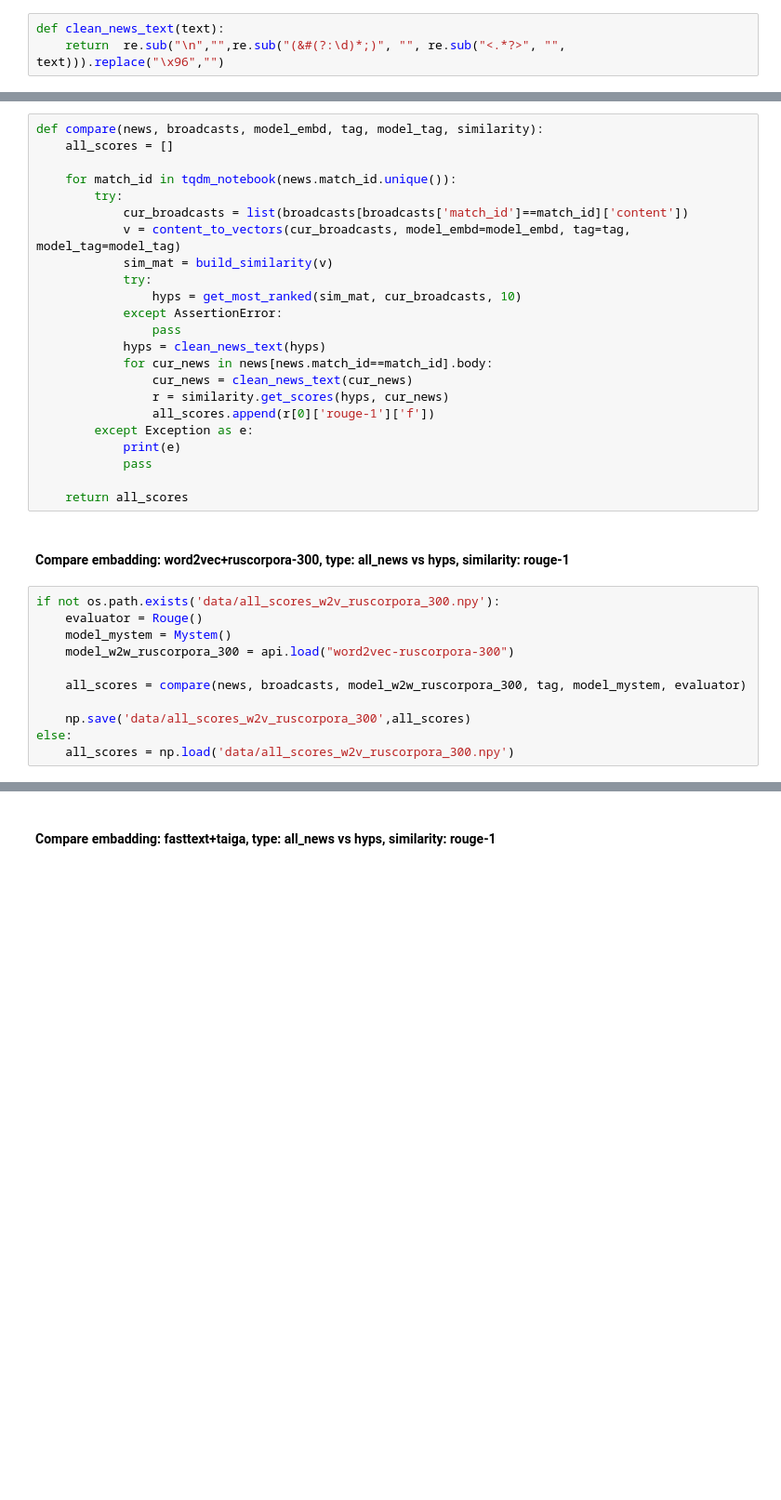
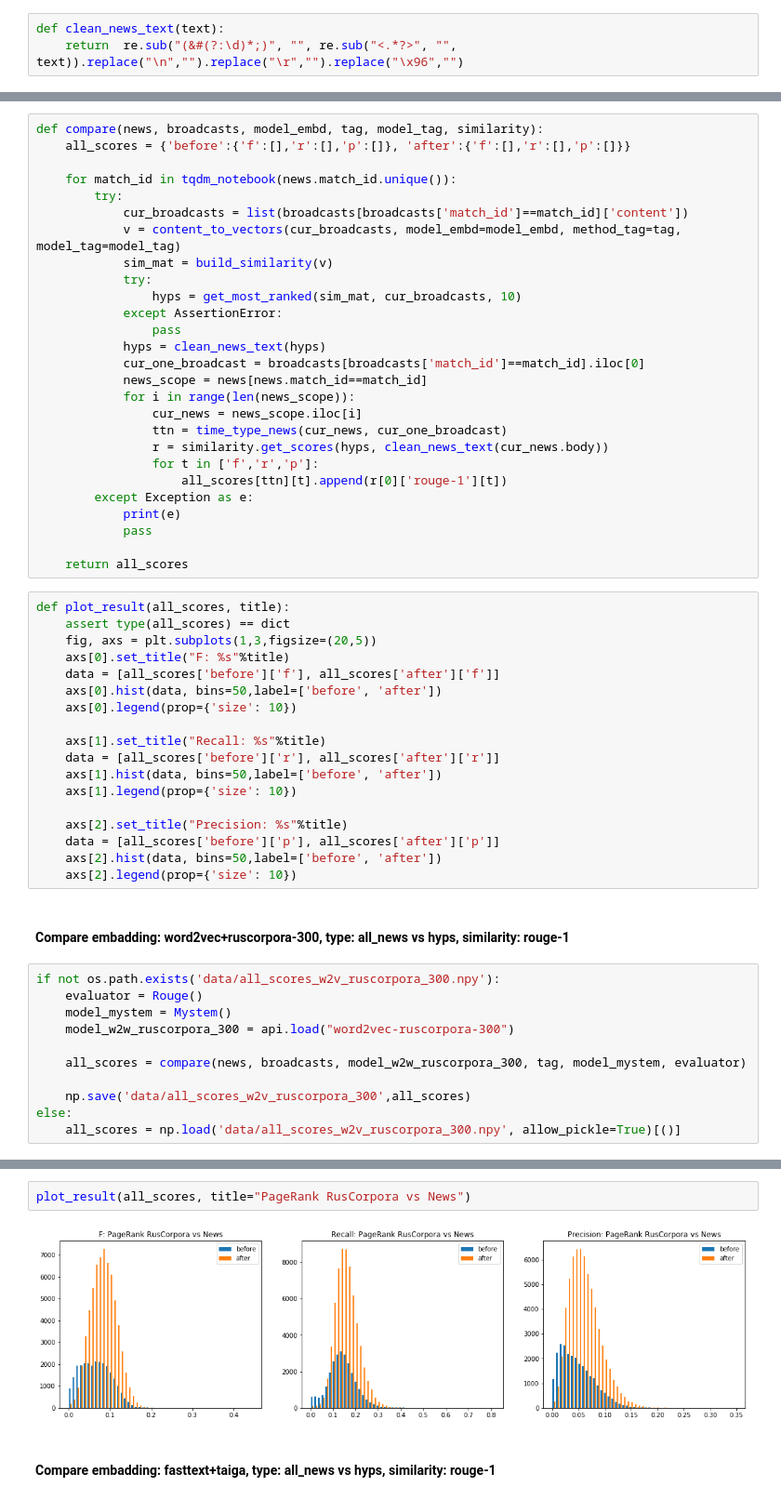
Before and after one commit to DenisOgr/news-generations, a Jupyter notebook: TextRank+ROUGE.ipynb, the cells around one changed output, grey strips where cells are left out. Shown: that part at 93% size. Drawn from its saved outputs; the diff is of its cells as text; blank space fills up the shorter version.

Commit message:
Added Gensim textrank, splited news:before/after, added f,r,p scores

```diff
--- a/TextRank+ROUGE.ipynb
+++ b/TextRank+ROUGE.ipynb
@@ -147,4 +149,4 @@ def get_most_ranked(sim_mat, sentences, n=10):
 ### Compare system and "gold" summaries using ROUGE
 # %%
 def clean_news_text(text):
-    return  re.sub("\n","",re.sub("(&#(?:\d)*;)", "", re.sub("<.*?>", "", text))).replace("\x96","")
+    return  re.sub("(&#(?:\d)*;)", "", re.sub("<.*?>", "", text)).replace("\n","").replace("\r","").replace("\x96","")
@@ -151,26 +162,48 @@ def clean_news_text(text):
 # %%
 def compare(news, broadcasts, model_embd, tag, model_tag, similarity):
-    all_scores = []
+    all_scores = {'before':{'f':[],'r':[],'p':[]}, 'after':{'f':[],'r':[],'p':[]}}
 
     for match_id in tqdm_notebook(news.match_id.unique()):
         try:
             cur_broadcasts = list(broadcasts[broadcasts['match_id']==match_id]['content'])
-            v = content_to_vectors(cur_broadcasts, model_embd=model_embd, tag=tag, model_tag=model_tag)
+            v = content_to_vectors(cur_broadcasts, model_embd=model_embd, method_tag=tag, model_tag=model_tag)
             sim_mat = build_similarity(v)
             try:
                 hyps = get_most_ranked(sim_mat, cur_broadcasts, 10)
             except AssertionError:
                 pass
             hyps = clean_news_text(hyps)
-            for cur_news in news[news.match_id==match_id].body:
-                cur_news = clean_news_text(cur_news)
-                r = similarity.get_scores(hyps, cur_news)
-                all_scores.append(r[0]['rouge-1']['f'])
+            cur_one_broadcast = broadcasts[broadcasts['match_id']==match_id].iloc[0]
+            news_scope = news[news.match_id==match_id]
+            for i in range(len(news_scope)):
+                cur_news = news_scope.iloc[i]
+                ttn = time_type_news(cur_news, cur_one_broadcast)
+                r = similarity.get_scores(hyps, clean_news_text(cur_news.body))
+                for t in ['f','r','p']:
+                    all_scores[ttn][t].append(r[0]['rouge-1'][t])
         except Exception as e:
             print(e)
             pass
 
     return all_scores
+# %%
+def plot_result(all_scores, title):
+    assert type(all_scores) == dict
+    fig, axs = plt.subplots(1,3,figsize=(20,5))
+    axs[0].set_title("F: %s"%title)
+    data = [all_scores['before']['f'], all_scores['after']['f']]
+    axs[0].hist(data, bins=50,label=['before', 'after'])
+    axs[0].legend(prop={'size': 10})
+
+    axs[1].set_title("Recall: %s"%title)
+    data = [all_scores['before']['r'], all_scores['after']['r']]
+    axs[1].hist(data, bins=50,label=['before', 'after'])
+    axs[1].legend(prop={'size': 10})
+
+    axs[2].set_title("Precision: %s"%title)
+    data = [all_scores['before']['p'], all_scores['after']['p']]
+    axs[2].hist(data, bins=50,label=['before', 'after'])
+    axs[2].legend(prop={'size': 10})
 # %% [markdown]
 #### Compare embadding: word2vec+ruscorpora-300, type: all_news vs hyps, similarity: rouge-1
 # %%
@@ -183,4 +216,4 @@ if not os.path.exists('data/all_scores_w2v_ruscorpora_300.npy'):
 
     np.save('data/all_scores_w2v_ruscorpora_300',all_scores)
 else:
-    all_scores = np.load('data/all_scores_w2v_ruscorpora_300.npy')
+    all_scores = np.load('data/all_scores_w2v_ruscorpora_300.npy', allow_pickle=True)[()]
@@ -194,3 +220,7 @@ Text(0.5, 0, 'ROUGE-1 (f1)scores')
+# %%
+plot_result(all_scores, title="PageRank RusCorpora vs News")
+# %% [output]
+[figure, added]
 # %% [markdown]
 #### Compare embadding: fasttext+taiga, type: all_news vs hyps, similarity: rouge-1
 # %%
```
Also changed, not shown: parts of 12 cells of this notebook.
